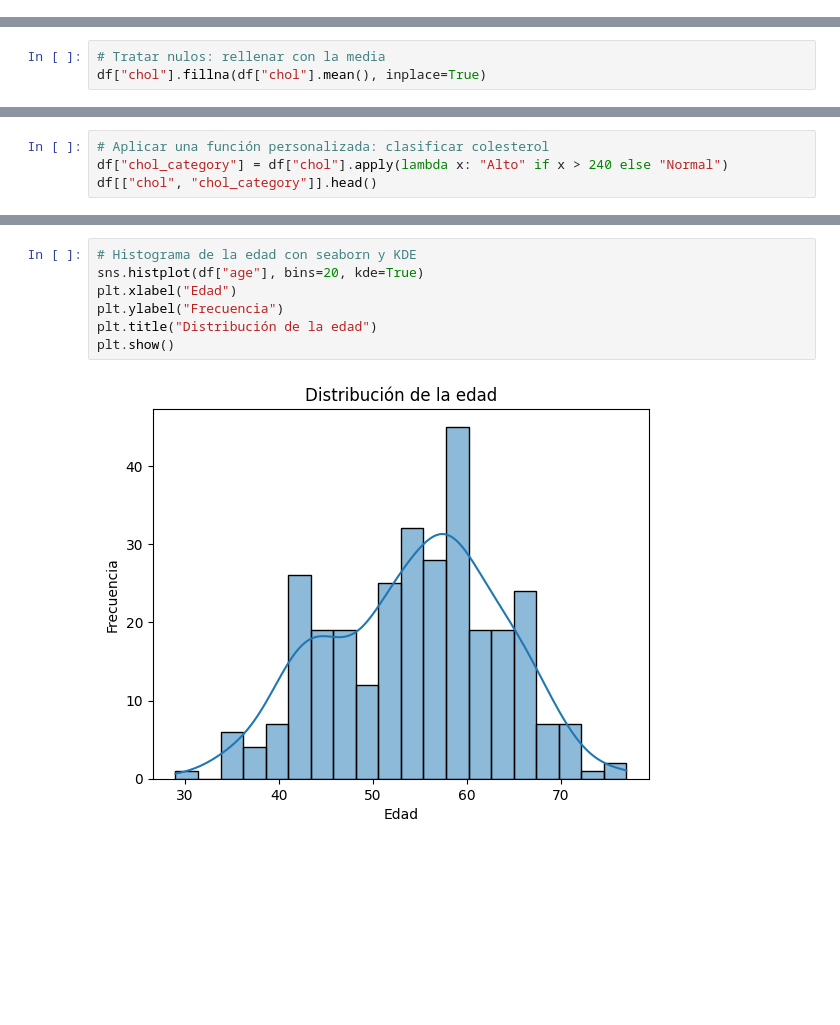
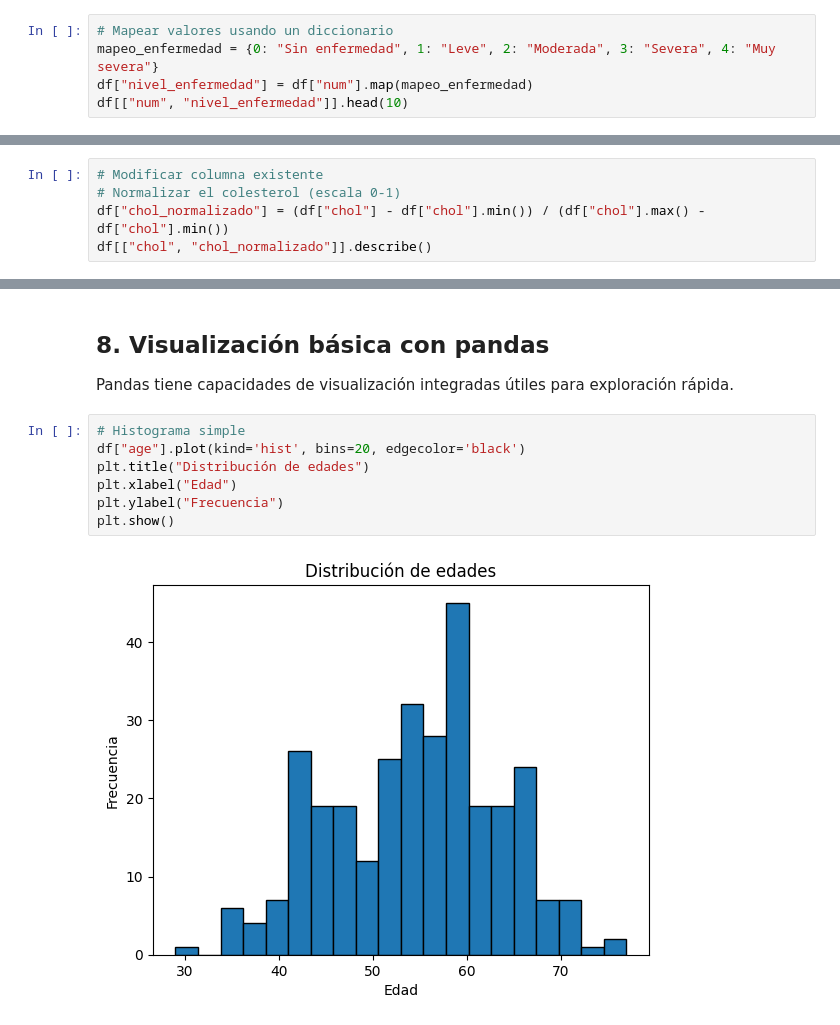
Before and after one commit to marcpalo1999/MIA_sanidad, a Jupyter notebook: 2_1_introduccion_pandas.ipynb, the cells around one changed output, grey strips where cells are left out. Drawn from its saved outputs; the diff is of its cells as text; blank space fills up the shorter version.

Commit message:
Update on introduction to pandas

```diff
--- a/2_1_introduccion_pandas.ipynb
+++ b/2_1_introduccion_pandas.ipynb
@@ -251,0 +467,5 @@ pd.crosstab(df["sex_label"], df["num"])
+# %%
+# Mapear valores usando un diccionario
+mapeo_enfermedad = {0: "Sin enfermedad", 1: "Leve", 2: "Moderada", 3: "Severa", 4: "Muy severa"}
+df["nivel_enfermedad"] = df["num"].map(mapeo_enfermedad)
+df[["num", "nivel_enfermedad"]].head(10)
@@ -251,0 +484,5 @@ pd.crosstab(df["sex_label"], df["num"])
+# %%
+# Modificar columna existente
+# Normalizar el colesterol (escala 0-1)
+df["chol_normalizado"] = (df["chol"] - df["chol"].min()) / (df["chol"].max() - df["chol"].min())
+df[["chol", "chol_normalizado"]].describe()
@@ -276,4 +591 @@ age_group          0
 dtype: int64
-# %%
-# Tratar nulos: rellenar con la media
-df["chol"].fillna(df["chol"].mean(), inplace=True)
@@ -287,4 +591,0 @@ For example, when doing 'df[col].method(value, inplace=True)', try using 'df.met
-# %%
-# Aplicar una función personalizada: clasificar colesterol
-df["chol_category"] = df["chol"].apply(lambda x: "Alto" if x > 240 else "Normal")
-df[["chol", "chol_category"]].head()
@@ -300,9 +719,15 @@ df[["chol", "chol_category"]].head()
+# %% [markdown]
+ ## 8. Visualización básica con pandas
+
+
+
+ Pandas tiene capacidades de visualización integradas útiles para exploración rápida.
 # %%
-# Histograma de la edad con seaborn y KDE
-sns.histplot(df["age"], bins=20, kde=True)
+# Histograma simple
+df["age"].plot(kind='hist', bins=20, edgecolor='black')
+plt.title("Distribución de edades")
 plt.xlabel("Edad")
 plt.ylabel("Frecuencia")
-plt.title("Distribución de la edad")
 plt.show()
 # %% [output]
-[figure, old version]
+[figure, new version]
```
Also changed, not shown: parts of 100 cells of this notebook.
